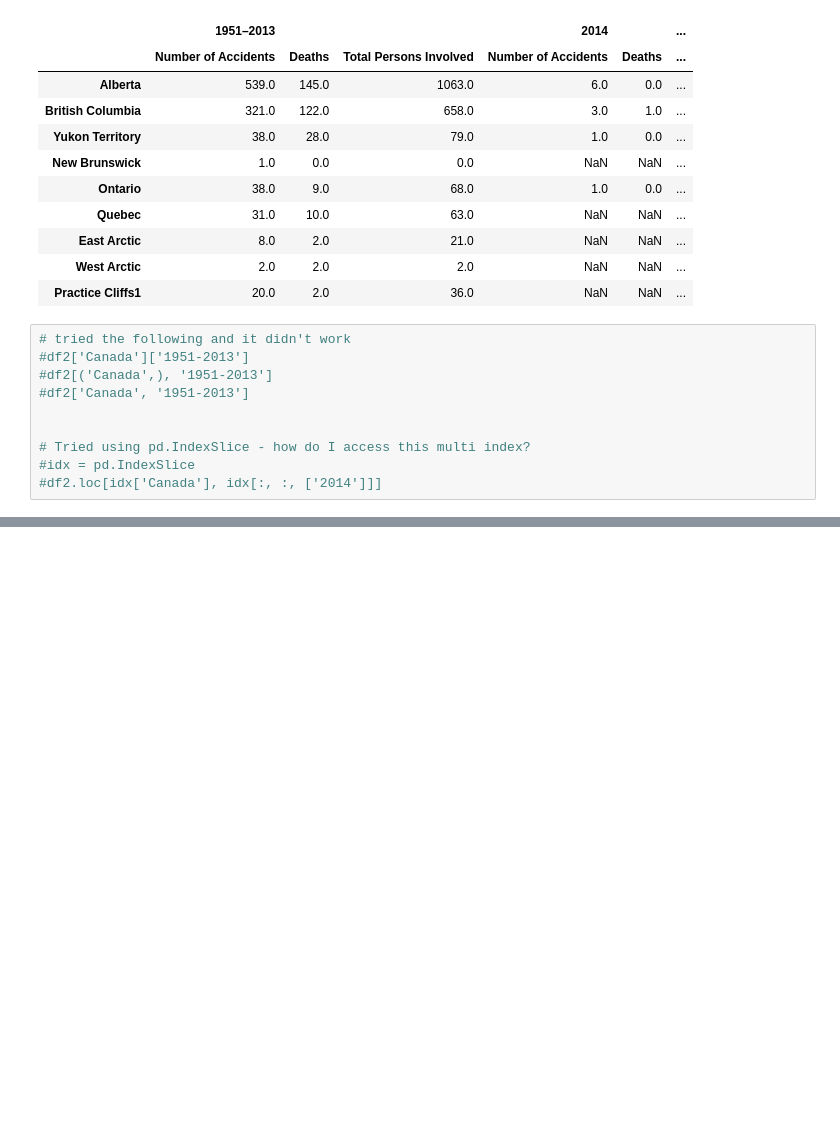
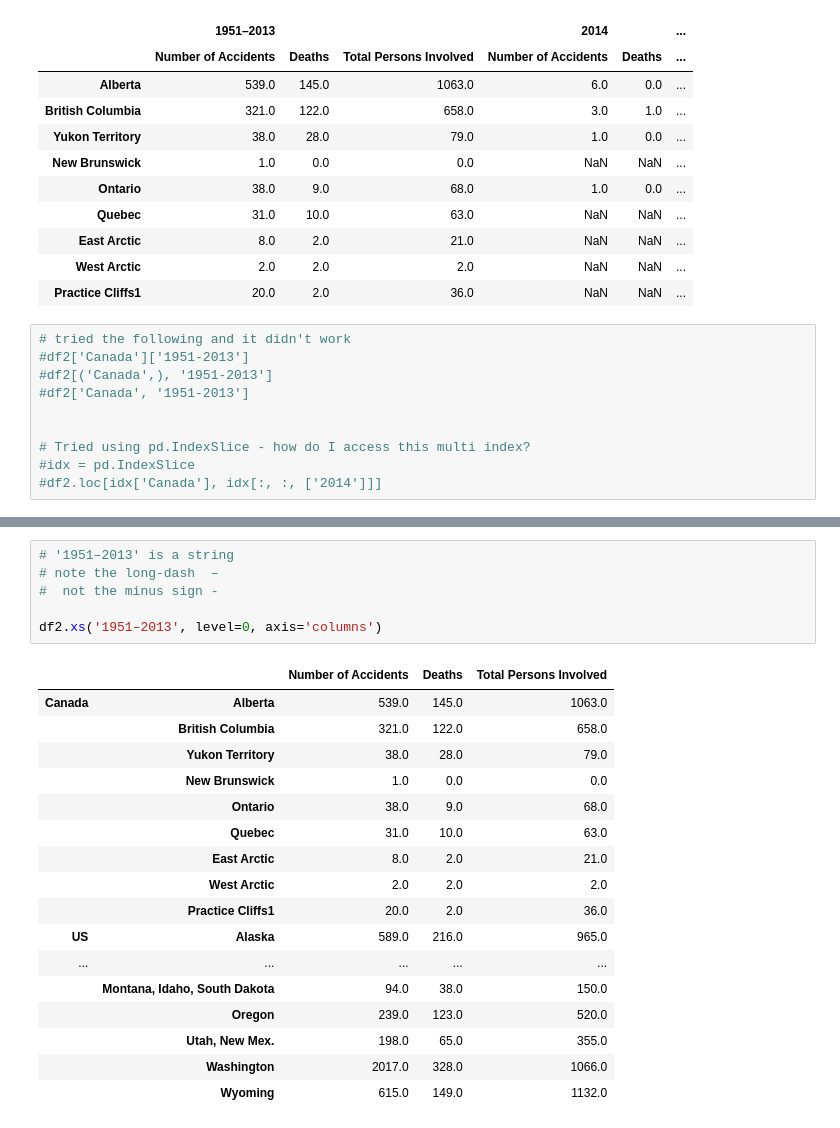
Before and after one commit to AlbertDeFusco/ANAM_Vis, a Jupyter notebook: ANAM_1951-2014_w_bokeh.ipynb, the cells around one changed output, grey strips where cells are left out. Cells and saved outputs as stored; diff of their text form; blank space fills up the shorter version.

```diff
--- a/ANAM_1951-2014_w_bokeh.ipynb
+++ b/ANAM_1951-2014_w_bokeh.ipynb
@@ -154,0 +221,24 @@ df2.loc[idx['Canada', :]]
+# %%
+# '1951–2013' is a string
+# note the long-dash  –
+#  not the minus sign -
+
+df2.xs('1951–2013', level=0, axis='columns')
+# %% [output]
+|  |  | Number of Accidents | Deaths | Total Persons Involved |
+| Canada | Alberta | 539.0 | 145.0 | 1063.0 |
+|  | British Columbia | 321.0 | 122.0 | 658.0 |
+|  | Yukon Territory | 38.0 | 28.0 | 79.0 |
+|  | New Brunswick | 1.0 | 0.0 | 0.0 |
+|  | Ontario | 38.0 | 9.0 | 68.0 |
+|  | Quebec | 31.0 | 10.0 | 63.0 |
+|  | East Arctic | 8.0 | 2.0 | 21.0 |
+|  | West Arctic | 2.0 | 2.0 | 2.0 |
+|  | Practice Cliffs1 | 20.0 | 2.0 | 36.0 |
+| US | Alaska | 589.0 | 216.0 | 965.0 |
+| ... | ... | ... | ... | ... |
+|  | Montana, Idaho, South Dakota | 94.0 | 38.0 | 150.0 |
+|  | Oregon | 239.0 | 123.0 | 520.0 |
+|  | Utah, New Mex. | 198.0 | 65.0 | 355.0 |
+|  | Washington | 2017.0 | 328.0 | 1066.0 |
+|  | Wyoming | 615.0 | 149.0 | 1132.0 |
```
Also changed, not shown: parts of 7 cells of this notebook, 1 other file.
